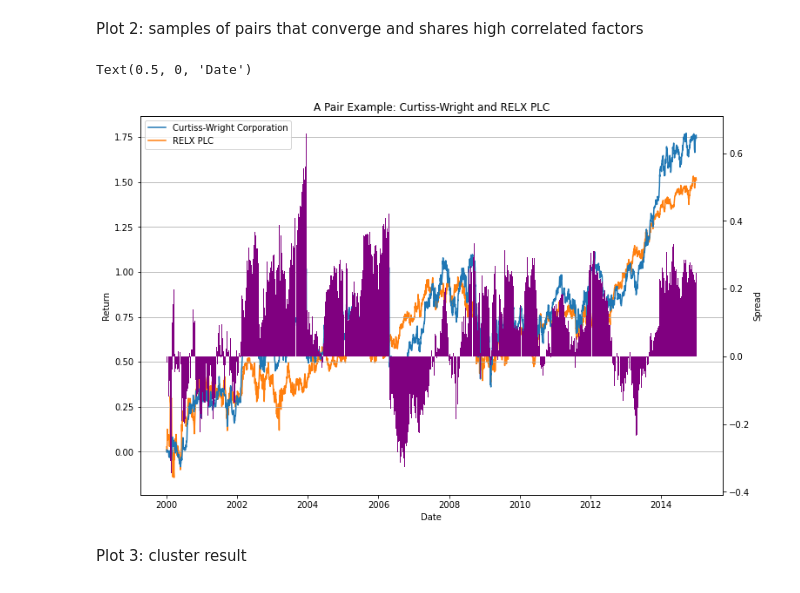
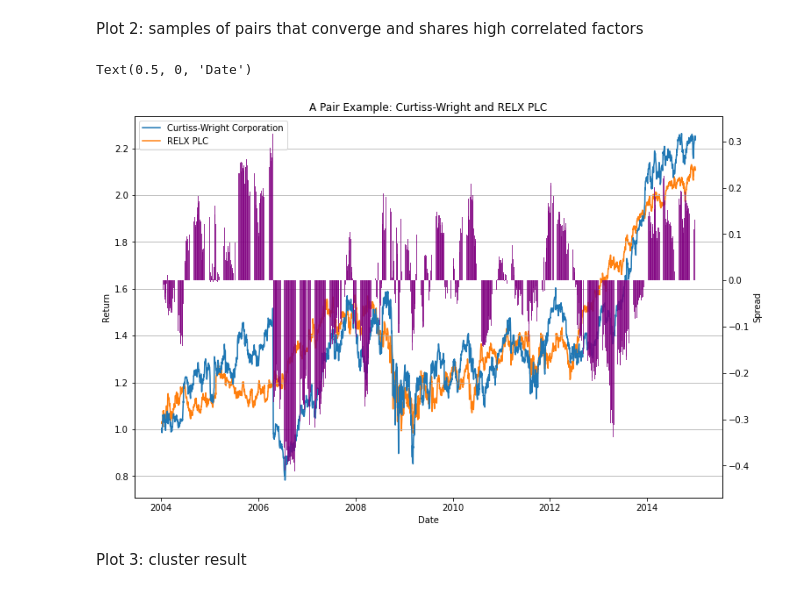
Before and after one commit to ckykevin/Enhanced_pair_trading, a Jupyter notebook: project.ipynb, the cells around one changed output. Saved outputs shown, nothing was run; the diff lists cells and outputs as text; code cells hidden in the pictures.

```diff
--- a/project.ipynb
+++ b/project.ipynb
@@ -921,25 +1025,25 @@ def my_replace(x):
     else:
         return x
 # %%
-a = price[list(eligible_pair[7])]['2000':'2014']
+a = price[list(eligible_pair[7])]['2004':'2014']
 a['CW'] = a['CW'].apply(my_replace).ffill()
-a = a.pct_change().cumsum()
+a = 1 + a.pct_change().cumsum()
 a['spread'] = a['CW'] - a['RUK']
 fig, ax = plt.subplots(1,1, figsize = (12,8))
 ax2 = ax.twinx()
 fig1 = ax2.bar(x = a.index, height = a['spread'], \
-        width = 3, color = '#800080',zorder = 3, label = 'spread')
+        width = 1.5, color = '#800080',zorder = 3, label = 'spread', alpha = 0.8)
 fig2 = ax.plot(a[['CW']],zorder = 2, label = 'Curtiss-Wright Corporation')
 fig3 = ax.plot(a[['RUK']],zorder = 1, label = 'RELX PLC')
 ax.grid(axis='y')
 ax.legend()
 ax.set_title('A Pair Example: Curtiss-Wright and RELX PLC')
 ax.set_ylabel('Return')
 ax2.set_ylabel('Spread')
 ax.set_xlabel('Date')
 # %% [output]
 Text(0.5, 0, 'Date')
-[figure, old version]
+[figure, new version]
 # %% [markdown]
 Plot 3: cluster result
 # %%
```
Also changed, not shown: parts of 17 cells of this notebook.
